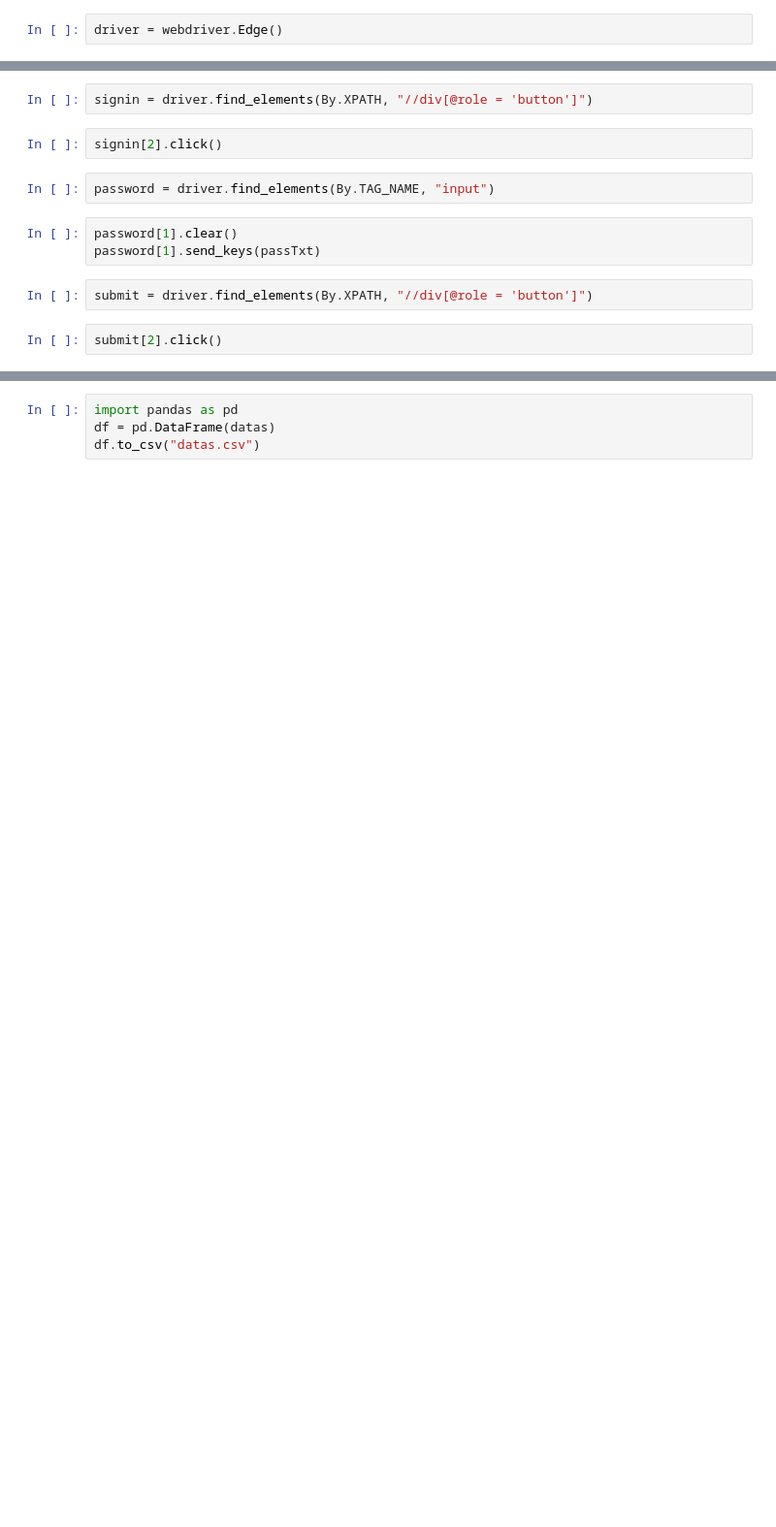
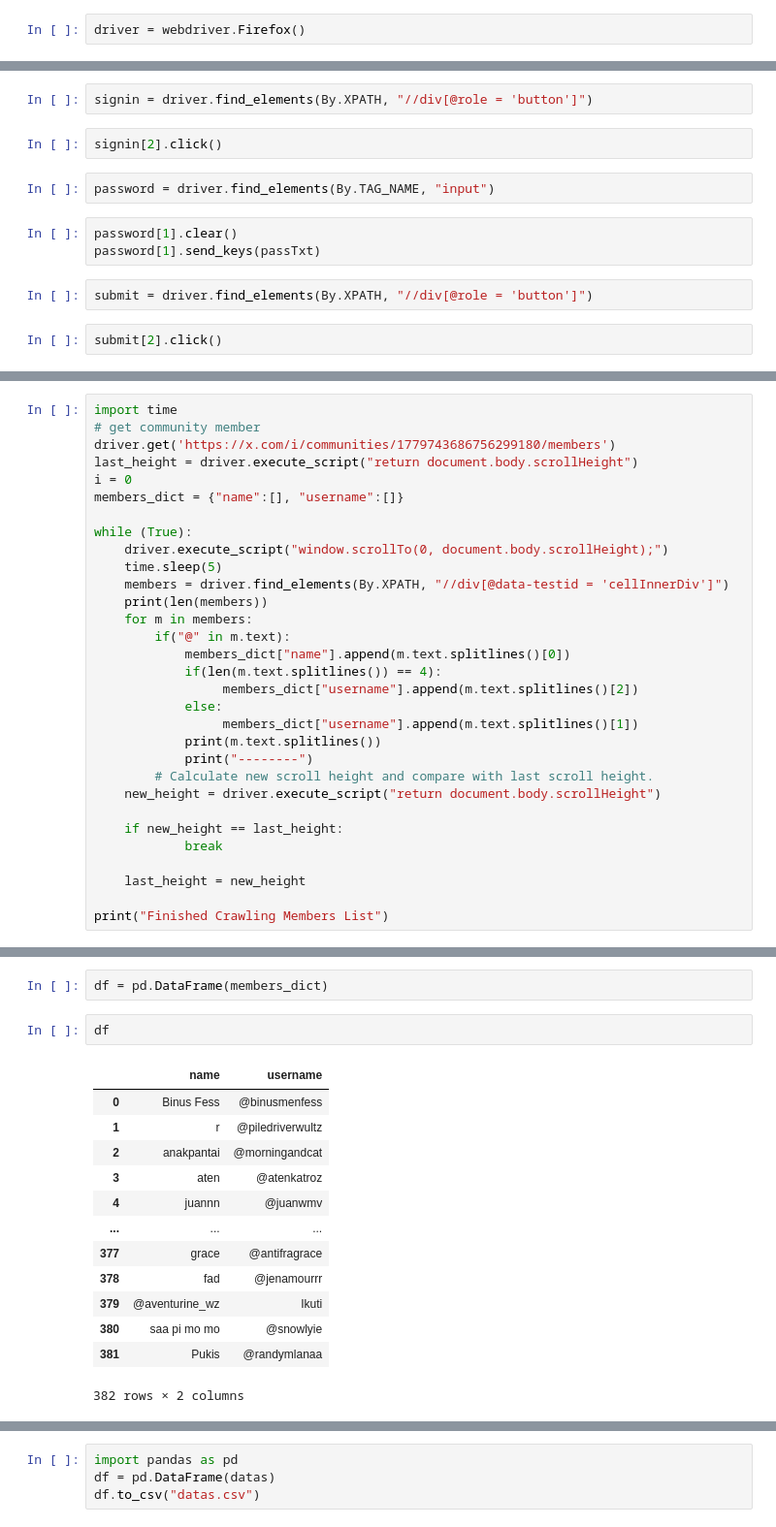
Before and after one commit to fikrihasani/XScrapSelenium, a Jupyter notebook: x_account_tweet_scrape.ipynb, the cells around one changed output, grey strips where cells are left out. Shown at 97% size. Saved outputs shown, nothing was run; the diff lists cells and outputs as text; blank space fills up the shorter version.

```diff
--- a/x_account_tweet_scrape.ipynb
+++ b/x_account_tweet_scrape.ipynb
@@ -5,4 +8,4 @@ from selenium.webdriver.common.by import By
 # %%
-driver = webdriver.Edge()
+driver = webdriver.Firefox()
 # %%
 driver.get('https://x.com/login')
@@ -35,0 +37,31 @@ x_account = "binus_fesss"
+# %%
+import time
+# get community member
+driver.get('https://x.com/i/communities/1779743686756299180/members')
+last_height = driver.execute_script("return document.body.scrollHeight")
+i = 0
+members_dict = {"name":[], "username":[]}
+
+while (True):
+    driver.execute_script("window.scrollTo(0, document.body.scrollHeight);")
+    time.sleep(5)
+    members = driver.find_elements(By.XPATH, "//div[@data-testid = 'cellInnerDiv']")
+    print(len(members))
+    for m in members:
+        if("@" in m.text):
+            members_dict["name"].append(m.text.splitlines()[0])
+            if(len(m.text.splitlines()) == 4):
+                 members_dict["username"].append(m.text.splitlines()[2])
+            else:
+                 members_dict["username"].append(m.text.splitlines()[1])
+            print(m.text.splitlines())
+            print("--------")
+        # Calculate new scroll height and compare with last scroll height.
+    new_height = driver.execute_script("return document.body.scrollHeight")
+
+    if new_height == last_height:
+            break
+
+    last_height = new_height
+
+print("Finished Crawling Members List")
@@ -35,0 +86,18 @@ x_account = "binus_fesss"
+# %%
+df = pd.DataFrame(members_dict)
+# %%
+df
+# %% [output]
+|  | name | username |
+| 0 | Binus Fess | @binusmenfess |
+| 1 | r | @piledriverwultz |
+| 2 | anakpantai | @morningandcat |
+| 3 | aten | @atenkatroz |
+| 4 | juannn | @juanwmv |
+| ... | ... | ... |
+| 377 | grace | @antifragrace |
+| 378 | fad | @jenamourrr |
+| 379 | @aventurine_wz | Ikuti |
+| 380 | saa pi mo mo | @snowlyie |
+| 381 | Pukis | @randymlanaa |
+382 rows × 2 columns
```
Also changed, not shown: parts of 20 cells of this notebook, 4 other files.
